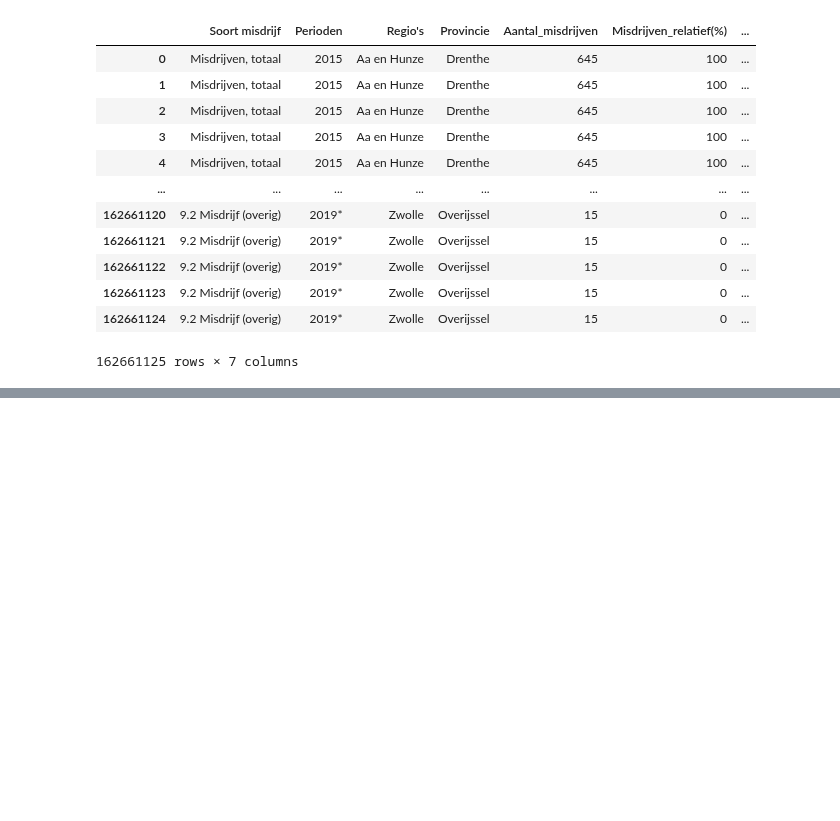
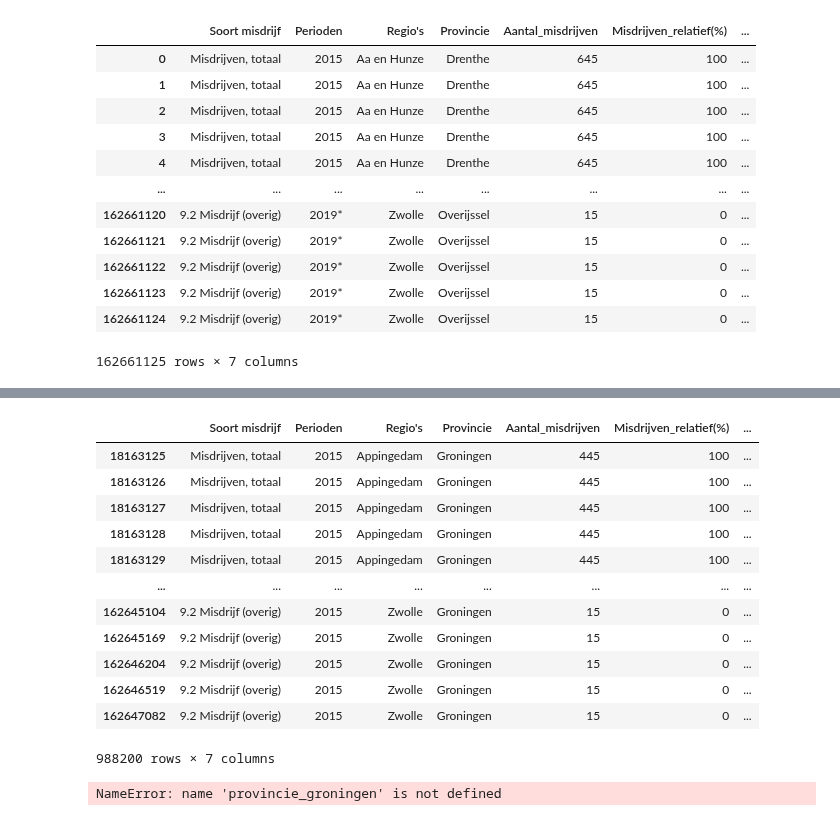
Before and after one commit to BramblePie/FlaskReact, a Jupyter notebook: flask-backend/notebooks/Veiligheid/veiligheid_seyfullah_nawied.ipynb, the cells around one changed output, grey strips where cells are left out. Saved outputs shown, nothing was run; the diff lists cells and outputs as text; code cells hidden in the pictures; blank space fills up the shorter version.

```diff
--- a/flask-backend/notebooks/Veiligheid/veiligheid_seyfullah_nawied.ipynb
+++ b/flask-backend/notebooks/Veiligheid/veiligheid_seyfullah_nawied.ipynb
@@ -233,2 +248,24 @@ SyntaxError: invalid syntax (<ipython-input-15-a1c397b027cc>, line 3)
+# %%
+provincie_drenthe = data_veiligheid_incl_provincie.loc[((data_veiligheid_incl_provincie.Provincie == 'Groningen') & (data_veiligheid_incl_provincie.Perioden == '2015'))]
+
+provincie_drenthe
+# %% [output]
+|  | Soort misdrijf | Perioden | Regio's | Provincie | Aantal_misdrijven | Misdrijven_relatief(%) | ... |
+| 18163125 | Misdrijven, totaal | 2015 | Appingedam | Groningen | 445 | 100 | ... |
+| 18163126 | Misdrijven, totaal | 2015 | Appingedam | Groningen | 445 | 100 | ... |
+| 18163127 | Misdrijven, totaal | 2015 | Appingedam | Groningen | 445 | 100 | ... |
+| 18163128 | Misdrijven, totaal | 2015 | Appingedam | Groningen | 445 | 100 | ... |
+| 18163129 | Misdrijven, totaal | 2015 | Appingedam | Groningen | 445 | 100 | ... |
+| ... | ... | ... | ... | ... | ... | ... | ... |
+| 162645104 | 9.2 Misdrijf (overig) | 2015 | Zwolle | Groningen | 15 | 0 | ... |
+| 162645169 | 9.2 Misdrijf (overig) | 2015 | Zwolle | Groningen | 15 | 0 | ... |
+| 162646204 | 9.2 Misdrijf (overig) | 2015 | Zwolle | Groningen | 15 | 0 | ... |
+| 162646519 | 9.2 Misdrijf (overig) | 2015 | Zwolle | Groningen | 15 | 0 | ... |
+| 162647082 | 9.2 Misdrijf (overig) | 2015 | Zwolle | Groningen | 15 | 0 | ... |
+988200 rows × 7 columns
+# %%
+provincie_groningen['Aantal_misdrijven'].sum()
+# %% [output]
+NameError: name 'provincie_groningen' is not defined
 # %%
 # Alle Gemeentelijke records groeperen op Eigen Gemeente
```
Also changed, not shown: parts of 2 cells of this notebook.
